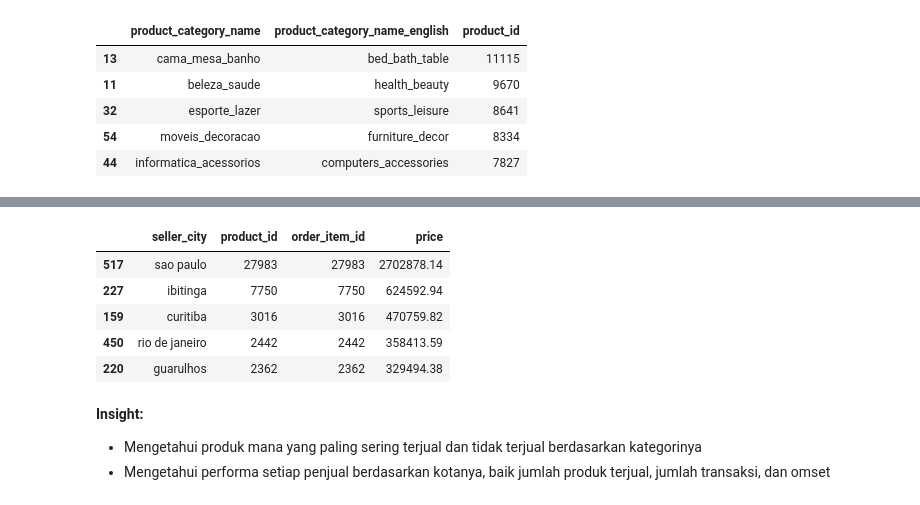
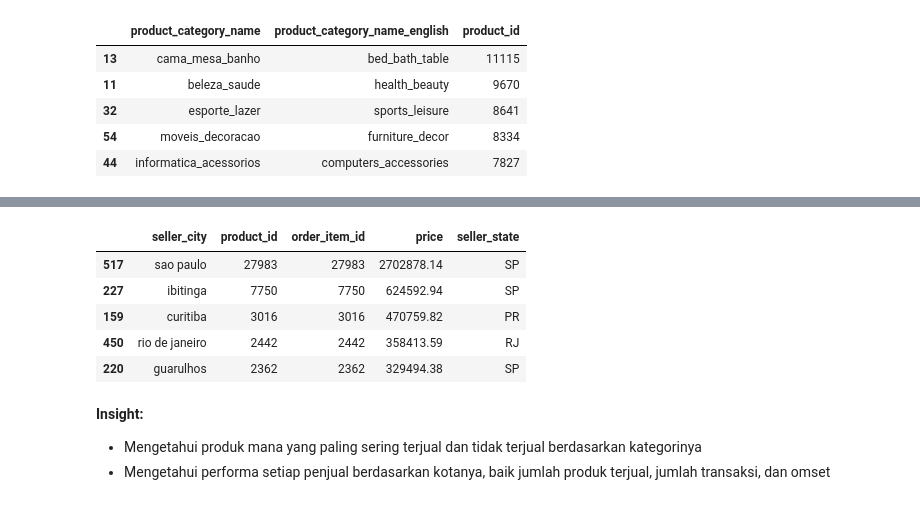
Before and after one commit to Vellllll/proyek-analisis-data, a Jupyter notebook: proyek_analisis_data.ipynb, the cells around one changed output, grey strips where cells are left out. Drawn from its saved outputs; the diff is of its cells as text; code cells hidden in the pictures.

```diff
--- a/proyek_analisis_data.ipynb
+++ b/proyek_analisis_data.ipynb
@@ -20,11 +20,11 @@ import seaborn as sns
 # %% [markdown]
 ### Gathering Data
 # %%
-customers_df = pd.read_csv('/content/e-commerce-public-dataset/customers_dataset.csv')
-products_df = pd.read_csv('/content/e-commerce-public-dataset/products_dataset.csv')
-product_categories_df = pd.read_csv('/content/e-commerce-public-dataset/product_category_name_translation.csv')
-order_items_df = pd.read_csv('/content/e-commerce-public-dataset/order_items_dataset.csv')
-sellers_df = pd.read_csv('/content/e-commerce-public-dataset/sellers_dataset.csv')
+customers_df = pd.read_csv('./data/customers_dataset.csv')
+products_df = pd.read_csv('./data/products_dataset.csv')
+product_categories_df = pd.read_csv('./data/product_category_name_translation.csv')
+order_items_df = pd.read_csv('./data/order_items_dataset.csv')
+sellers_df = pd.read_csv('./data/sellers_dataset.csv')
 # %% [markdown]
 **Insight:**
 - Membaca dataset dengan format .csv dengan menggunakan pandas
@@ -227,17 +226,18 @@ sellers_order_items_df.head()
 # %%
 sum_sellers_df = sellers_order_items_df.groupby(by = 'seller_city').agg({
     'product_id': 'count',
     'order_item_id': 'count',
-    'price': 'sum'
+    'price': 'sum',
+    'seller_state': 'first'
 }).reset_index().sort_values(by = ['price'], ascending = False)
 sum_sellers_df.head()
 # %% [output]
-|  | seller_city | product_id | order_item_id | price |
-| 517 | sao paulo | 27983 | 27983 | 2702878.14 |
-| 227 | ibitinga | 7750 | 7750 | 624592.94 |
-| 159 | curitiba | 3016 | 3016 | 470759.82 |
-| 450 | rio de janeiro | 2442 | 2442 | 358413.59 |
-| 220 | guarulhos | 2362 | 2362 | 329494.38 |
+|  | seller_city | product_id | order_item_id | price | seller_state |
+| 517 | sao paulo | 27983 | 27983 | 2702878.14 | SP |
+| 227 | ibitinga | 7750 | 7750 | 624592.94 | SP |
+| 159 | curitiba | 3016 | 3016 | 470759.82 | PR |
+| 450 | rio de janeiro | 2442 | 2442 | 358413.59 | RJ |
+| 220 | guarulhos | 2362 | 2362 | 329494.38 | SP |
 # %% [markdown]
 **Insight:**
 - Mengetahui produk mana yang paling sering terjual dan tidak terjual berdasarkan kategorinya
```
Also changed, not shown: parts of 2 cells of this notebook, 26 other files.
